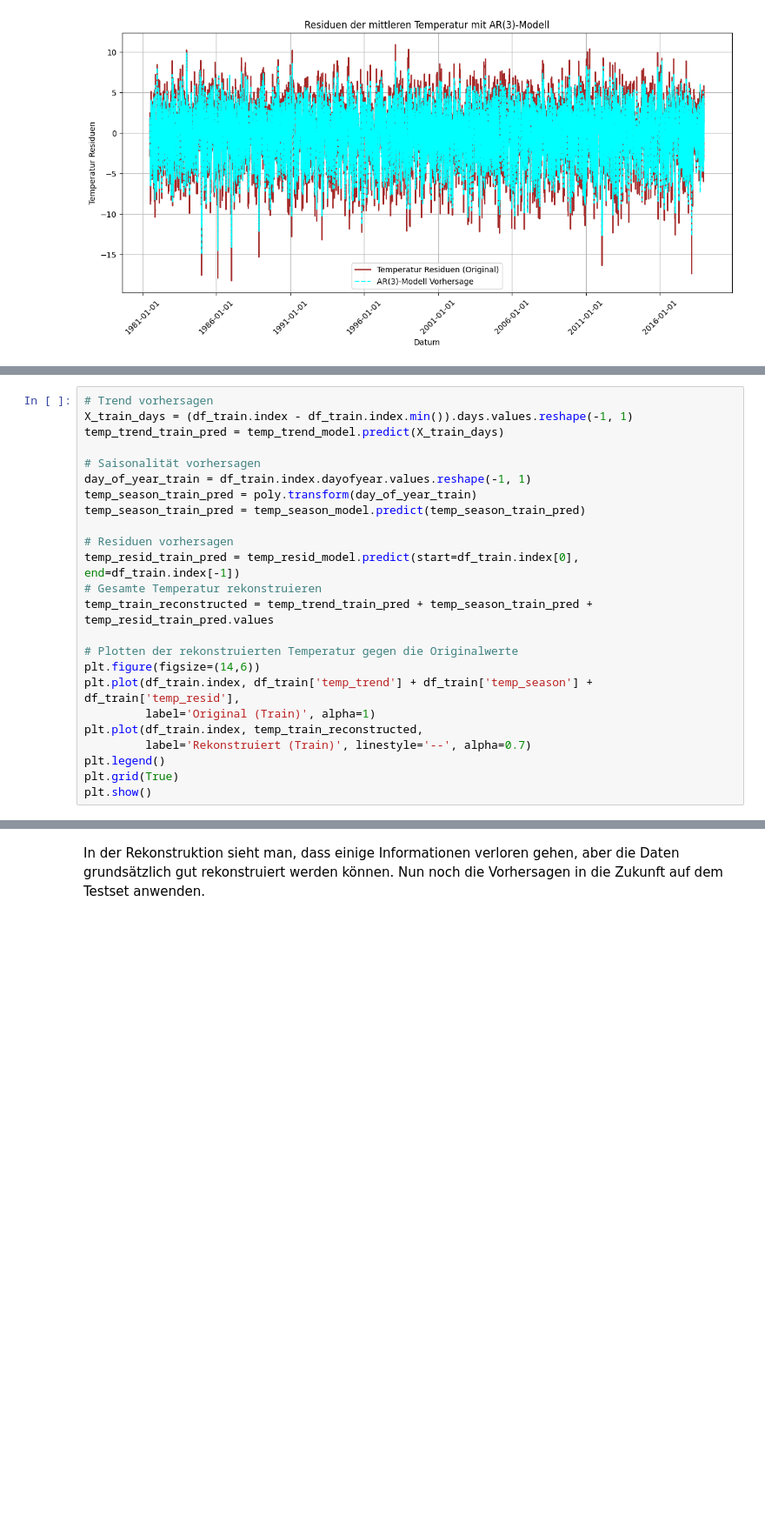
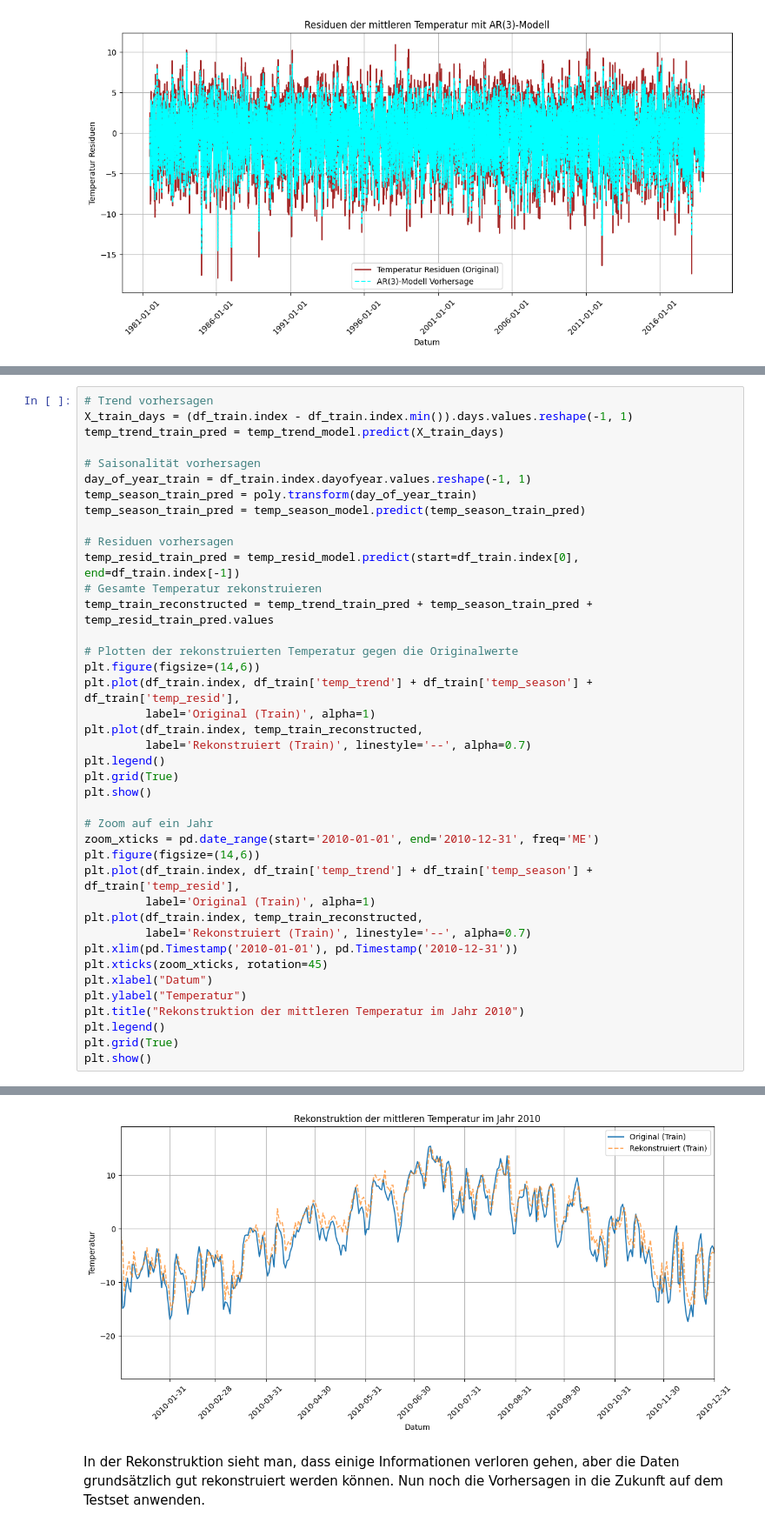
Before and after one commit to Sandra-Senn/spz_Wasserstand_analyse, a Jupyter notebook: notebooks/5_modellierung_durch_andere.ipynb, the cells around one changed output, grey strips where cells are left out. Shown at 87% size. Cells and saved outputs as stored; diff of their text form; blank space fills up the shorter version.

```diff
--- a/notebooks/5_modellierung_durch_andere.ipynb
+++ b/notebooks/5_modellierung_durch_andere.ipynb
@@ -198,29 +198,46 @@ Nun müssen die einzelnen modellierten Komponenten der Temperatur wieder zusamme
 # %%
 # Trend vorhersagen
 X_train_days = (df_train.index - df_train.index.min()).days.values.reshape(-1, 1)
 temp_trend_train_pred = temp_trend_model.predict(X_train_days)
 
 # Saisonalität vorhersagen
 day_of_year_train = df_train.index.dayofyear.values.reshape(-1, 1)
 temp_season_train_pred = poly.transform(day_of_year_train)
 temp_season_train_pred = temp_season_model.predict(temp_season_train_pred)
 
 # Residuen vorhersagen
 temp_resid_train_pred = temp_resid_model.predict(start=df_train.index[0], end=df_train.index[-1])
 # Gesamte Temperatur rekonstruieren
 temp_train_reconstructed = temp_trend_train_pred + temp_season_train_pred + temp_resid_train_pred.values
 
 # Plotten der rekonstruierten Temperatur gegen die Originalwerte
 plt.figure(figsize=(14,6))
 plt.plot(df_train.index, df_train['temp_trend'] + df_train['temp_season'] + df_train['temp_resid'],
          label='Original (Train)', alpha=1)
 plt.plot(df_train.index, temp_train_reconstructed,
          label='Rekonstruiert (Train)', linestyle='--', alpha=0.7)
 plt.legend()
 plt.grid(True)
 plt.show()
+
+# Zoom auf ein Jahr
+zoom_xticks = pd.date_range(start='2010-01-01', end='2010-12-31', freq='ME')
+plt.figure(figsize=(14,6))
+plt.plot(df_train.index, df_train['temp_trend'] + df_train['temp_season'] + df_train['temp_resid'],
+         label='Original (Train)', alpha=1)
+plt.plot(df_train.index, temp_train_reconstructed,
+         label='Rekonstruiert (Train)', linestyle='--', alpha=0.7)
+plt.xlim(pd.Timestamp('2010-01-01'), pd.Timestamp('2010-12-31'))
+plt.xticks(zoom_xticks, rotation=45)
+plt.xlabel("Datum")
+plt.ylabel("Temperatur")
+plt.title("Rekonstruktion der mittleren Temperatur im Jahr 2010")
+plt.legend()
+plt.grid(True)
+plt.show()
 # %% [output]
 [figure]
+[figure, added]
 # %% [markdown]
 In der Rekonstruktion sieht man, dass einige Informationen verloren gehen, aber die Daten grundsätzlich gut rekonstruiert werden können. Nun noch die Vorhersagen in die Zukunft auf dem Testset anwenden.
 # %%
```
Also changed, not shown: parts of 16 cells of this notebook.
